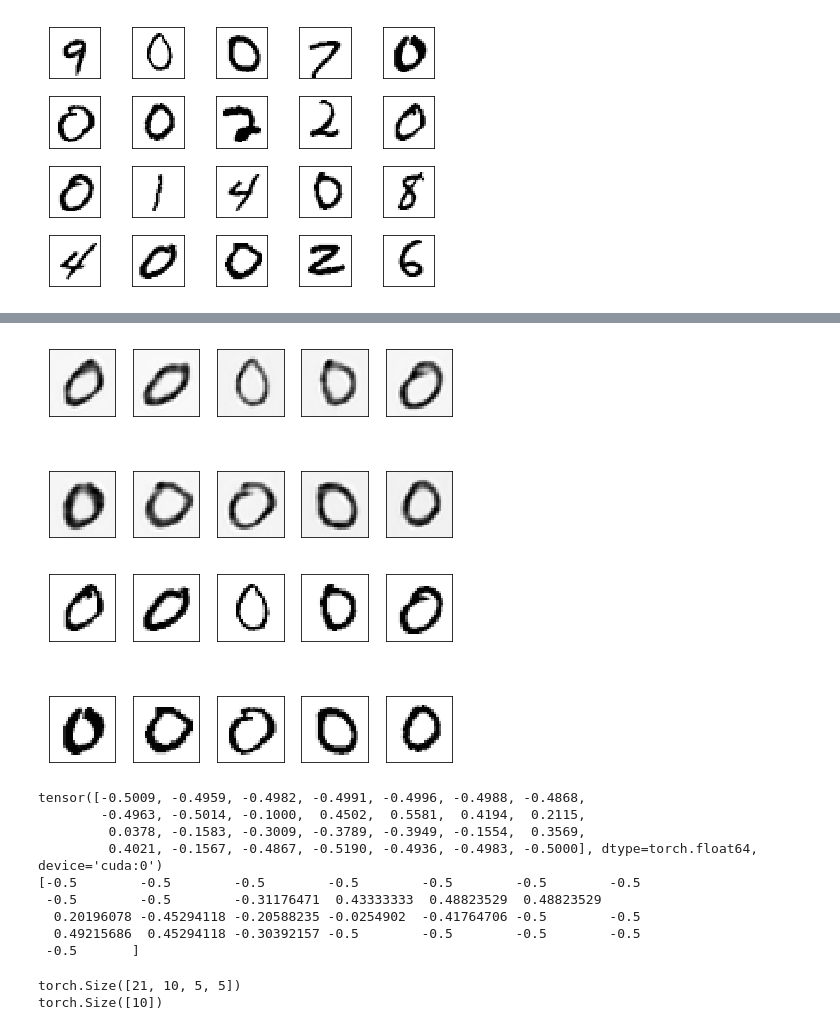
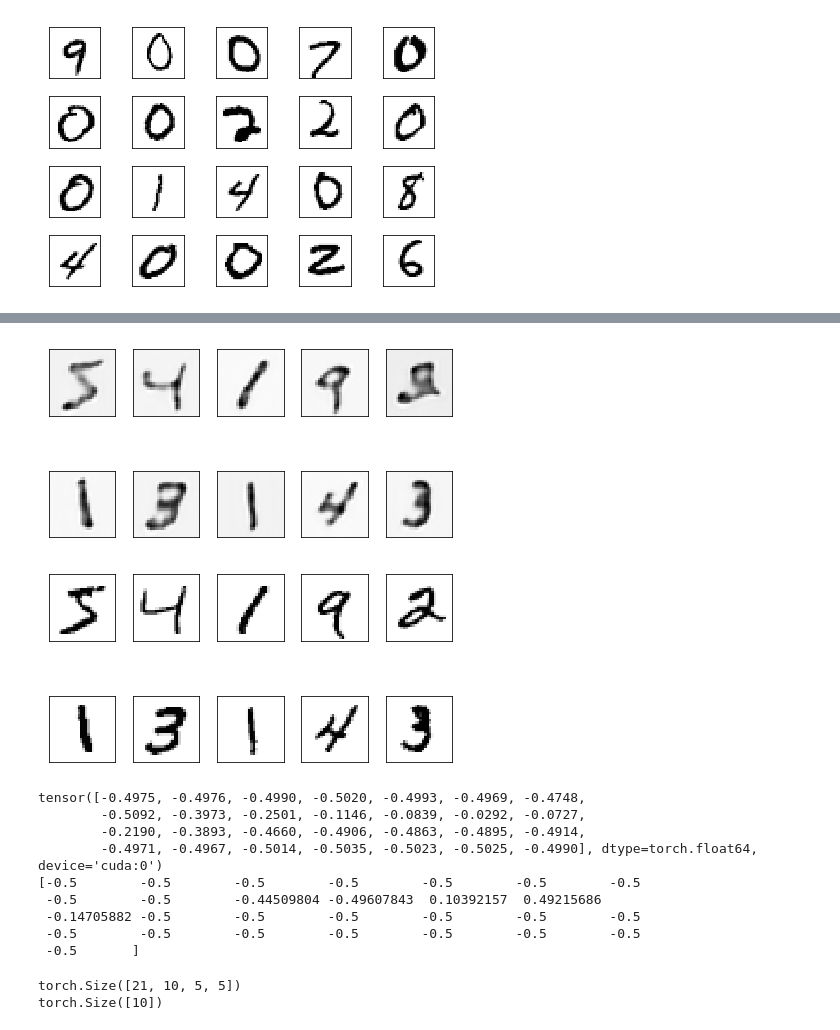
Before and after one commit to andrewhuman/mymnisttest, a Jupyter notebook: pytorch_autoendcoder.ipynb, the cells around one changed output, grey strips where cells are left out. Saved outputs shown, nothing was run; the diff lists cells and outputs as text; code cells hidden in the pictures.

```diff
--- a/pytorch_autoendcoder.ipynb
+++ b/pytorch_autoendcoder.ipynb
@@ -332,10 +332,10 @@ net_auto.double()
 
 
 criterion = nn.MSELoss()
-optimizer = optim.SGD(net_auto.parameters(),lr=0.003,momentum=0.9)
+optimizer = optim.SGD(net_auto.parameters(),lr=0.001,momentum=0.9,weight_decay=1e-5)
 # %%
 net_auto.train()
-for epoch in range(3):
+for epoch in range(5):
     datas = get_nagivate_next(train_positive,train_nagivate)
     trainloss = 0
 
@@ -357,27 +366,27 @@ torch.save(net_auto,'model_autoEncode.pkl')
 # %%
 net_auto = torch.load('model_autoEncode.pkl')
 net_auto.to(device)
 net_auto.eval()
 
 with torch.no_grad():
-    inputs = Variable(torch.from_numpy( train_positive)).to(device)
+    inputs = Variable(torch.from_numpy( train_nagivate[:10])).to(device)
     outputs = net_auto(inputs)
     imgs_show(np.squeeze(outputs.data),2,5)
-    imgs_show(np.squeeze(train_positive),2,5)
+    imgs_show(np.squeeze(train_nagivate[:10]),2,5)
 
     print(outputs.data[0][0][10])
-    print(train_positive[0][0][10])
+    print(train_nagivate[0][0][10])
 # %% [output]
-[figure, old version]
+[figure, new version]
-[figure, old version]
+[figure, new version]
-tensor([-0.5009, -0.4959, -0.4982, -0.4991, -0.4996, -0.4988, -0.4868,
-        -0.4963, -0.5014, -0.1000,  0.4502,  0.5581,  0.4194,  0.2115,
-         0.0378, -0.1583, -0.3009, -0.3789, -0.3949, -0.1554,  0.3569,
-         0.4021, -0.1567, -0.4867, -0.5190, -0.4936, -0.4983, -0.5000], dtype=torch.float64, device='cuda:0')
+tensor([-0.4975, -0.4976, -0.4990, -0.5020, -0.4993, -0.4969, -0.4748,
+        -0.5092, -0.3973, -0.2501, -0.1146, -0.0839, -0.0292, -0.0727,
+        -0.2190, -0.3893, -0.4660, -0.4906, -0.4863, -0.4895, -0.4914,
+        -0.4971, -0.4967, -0.5014, -0.5035, -0.5023, -0.5025, -0.4990], dtype=torch.float64, device='cuda:0')
 [-0.5        -0.5        -0.5        -0.5        -0.5        -0.5        -0.5
- -0.5        -0.5        -0.31176471  0.43333333  0.48823529  0.48823529
-  0.20196078 -0.45294118 -0.20588235 -0.0254902  -0.41764706 -0.5        -0.5
-  0.49215686  0.45294118 -0.30392157 -0.5        -0.5        -0.5        -0.5
+ -0.5        -0.5        -0.44509804 -0.49607843  0.10392157  0.49215686
+ -0.14705882 -0.5        -0.5        -0.5        -0.5        -0.5        -0.5
+ -0.5        -0.5        -0.5        -0.5        -0.5        -0.5        -0.5
  -0.5       ]
 # %%
 upconv = nn.ConvTranspose2d(21,10,5,stride=2,padding=1)
```
Also changed, not shown: parts of 1 cell of this notebook, 1 other file.
